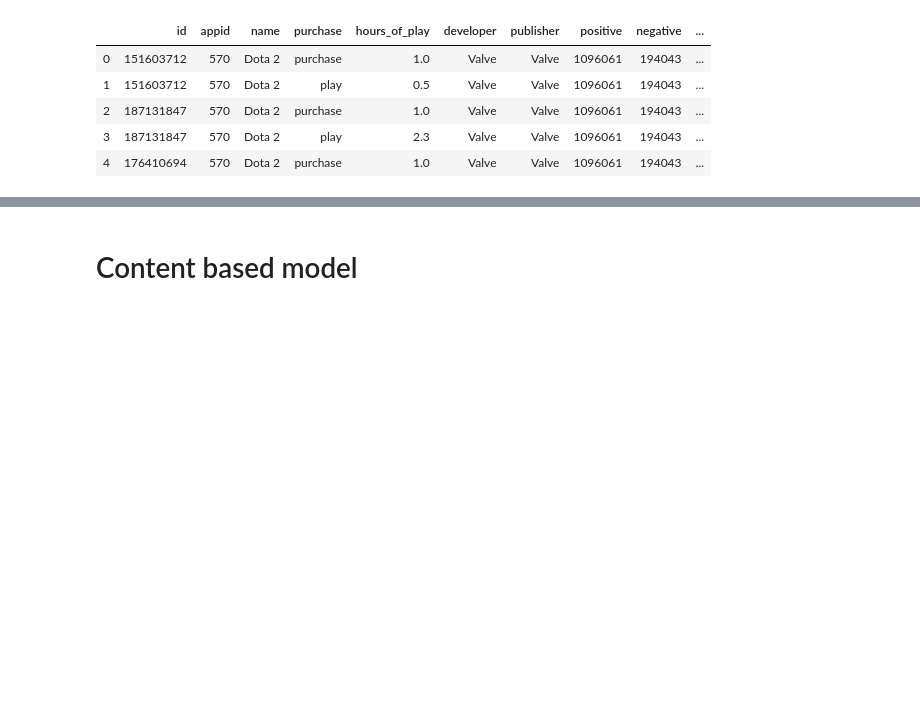
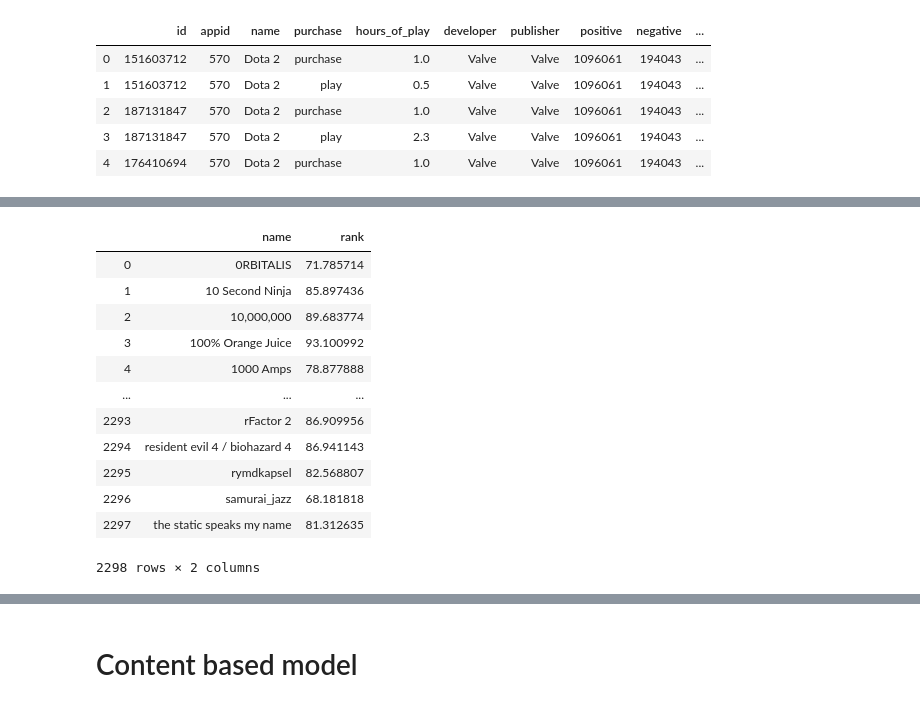
Before and after one commit to IsabelJoseph101/steam_recommendation_system, a Jupyter notebook: modelling_evaluation.ipynb, the cells around one changed output, grey strips where cells are left out. Cells and saved outputs as stored; diff of their text form; code cells hidden in the pictures; blank space fills up the shorter version.

```diff
--- a/modelling_evaluation.ipynb
+++ b/modelling_evaluation.ipynb
@@ -48 +67,17 @@ df.head()
+# %%
+df.groupby(['name'])['rank'].mean().reset_index()
+# %% [output]
+|  | name | rank |
+| 0 | 0RBITALIS | 71.785714 |
+| 1 | 10 Second Ninja | 85.897436 |
+| 2 | 10,000,000 | 89.683774 |
+| 3 | 100% Orange Juice | 93.100992 |
+| 4 | 1000 Amps | 78.877888 |
+| ... | ... | ... |
+| 2293 | rFactor 2 | 86.909956 |
+| 2294 | resident evil 4 / biohazard 4 | 86.941143 |
+| 2295 | rymdkapsel | 82.568807 |
+| 2296 | samurai_jazz | 68.181818 |
+| 2297 | the static speaks my name | 81.312635 |
+2298 rows × 2 columns
 # %%
```
Also changed, not shown: parts of 15 cells of this notebook.
